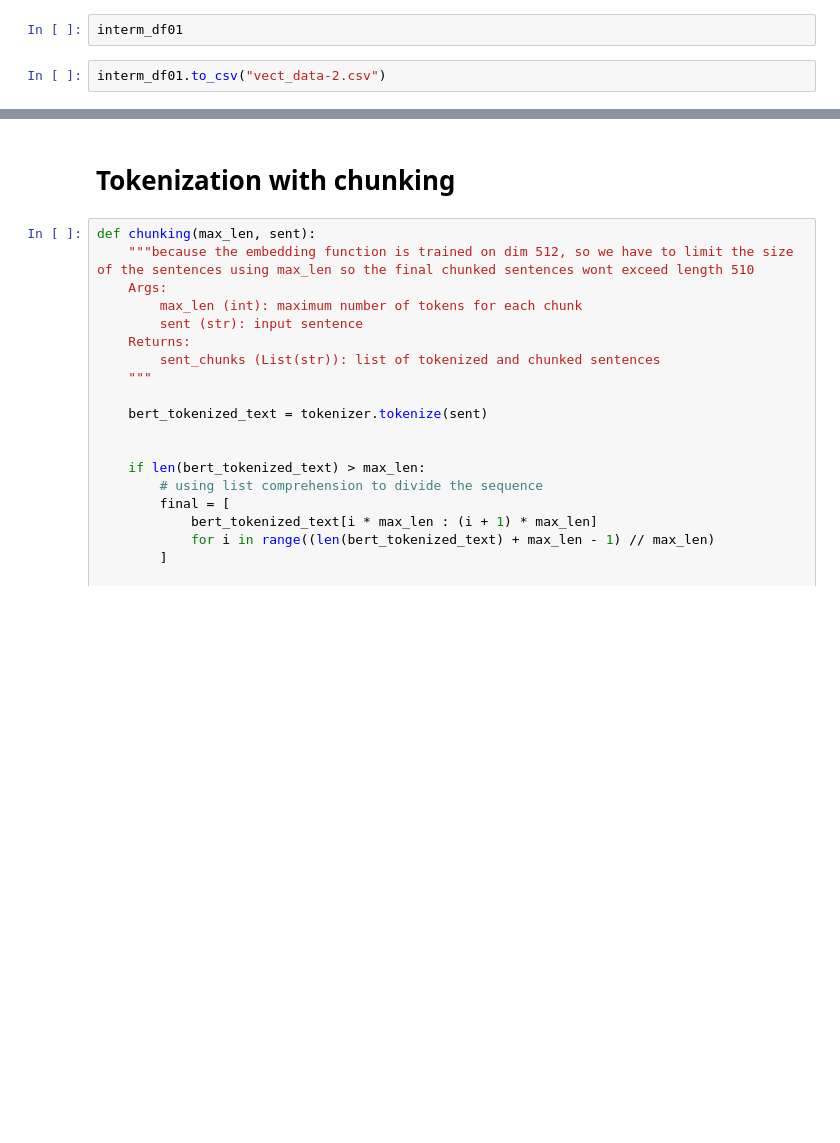
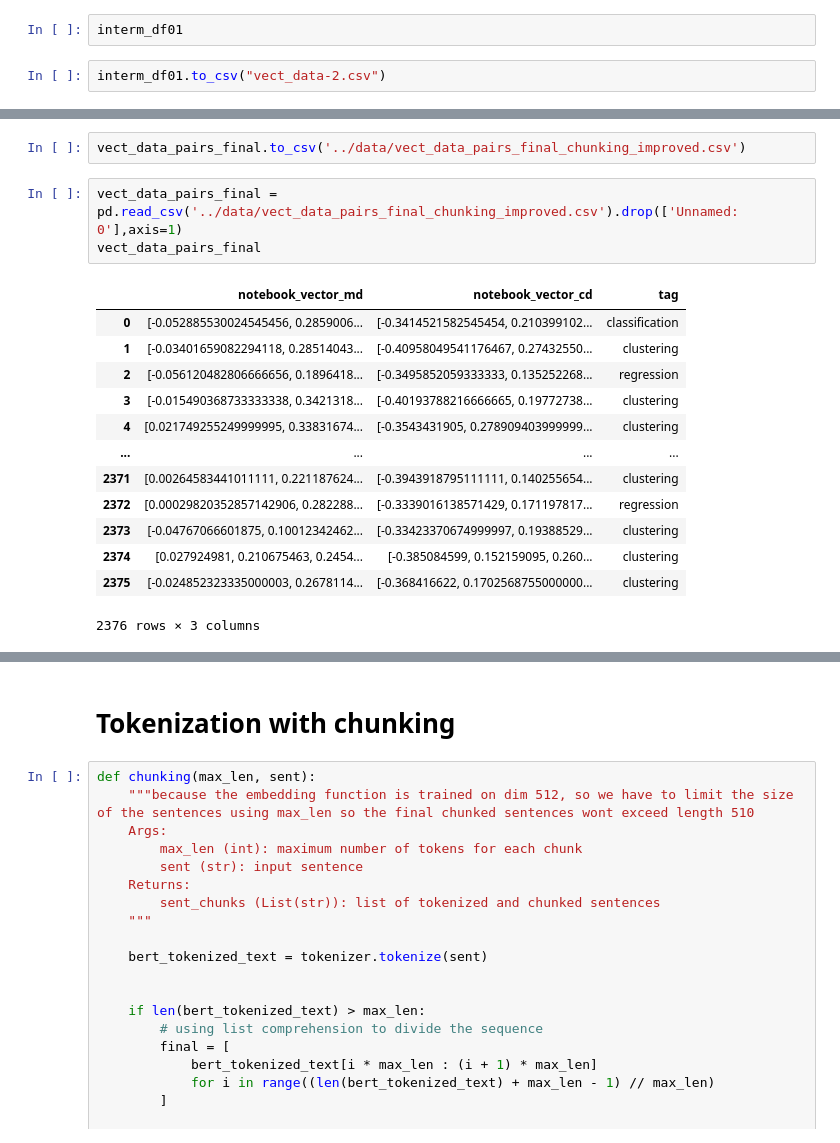
Before and after one commit to dikraMasrour/NotebookDocGen, a Jupyter notebook: Classification_Task/notebooks/09-Improving_results.ipynb, the cells around one changed output, grey strips where cells are left out. Drawn from its saved outputs; the diff is of its cells as text; blank space fills up the shorter version.

```diff
--- a/Classification_Task/notebooks/09-Improving_results.ipynb
+++ b/Classification_Task/notebooks/09-Improving_results.ipynb
@@ -384,0 +425,19 @@ TypeError: Could not convert [-1.77931581e-02  1.61014080e-01  2.74304241e-01  2
+# %%
+vect_data_pairs_final.to_csv('../data/vect_data_pairs_final_chunking_improved.csv')
+# %%
+vect_data_pairs_final = pd.read_csv('../data/vect_data_pairs_final_chunking_improved.csv').drop(['Unnamed: 0'],axis=1)
+vect_data_pairs_final
+# %% [output]
+|  | notebook_vector_md | notebook_vector_cd | tag |
+| 0 | [-0.052885530024545456, 0.2859006... | [-0.3414521582545454, 0.210399102... | classification |
+| 1 | [-0.03401659082294118, 0.28514043... | [-0.40958049541176467, 0.27432550... | clustering |
+| 2 | [-0.056120482806666656, 0.1896418... | [-0.3495852059333333, 0.135252268... | regression |
+| 3 | [-0.015490368733333338, 0.3421318... | [-0.40193788216666665, 0.19772738... | clustering |
+| 4 | [0.021749255249999995, 0.33831674... | [-0.3543431905, 0.278909403999999... | clustering |
+| ... | ... | ... | ... |
+| 2371 | [0.00264583441011111, 0.221187624... | [-0.3943918795111111, 0.140255654... | clustering |
+| 2372 | [0.00029820352857142906, 0.282288... | [-0.3339016138571429, 0.171197817... | regression |
+| 2373 | [-0.04767066601875, 0.10012342462... | [-0.33423370674999997, 0.19388529... | clustering |
+| 2374 | [0.027924981, 0.210675463, 0.2454... | [-0.385084599, 0.152159095, 0.260... | clustering |
+| 2375 | [-0.024852323335000003, 0.2678114... | [-0.368416622, 0.1702568755000000... | clustering |
+2376 rows × 3 columns
```
Also changed, not shown: parts of 19 cells of this notebook, 3 other files.
